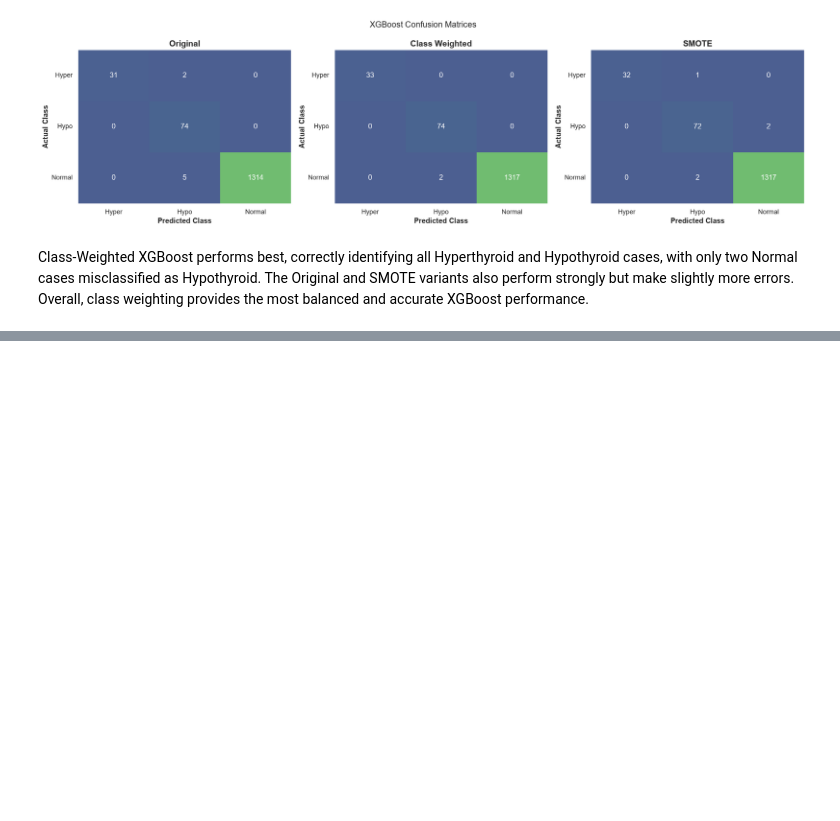
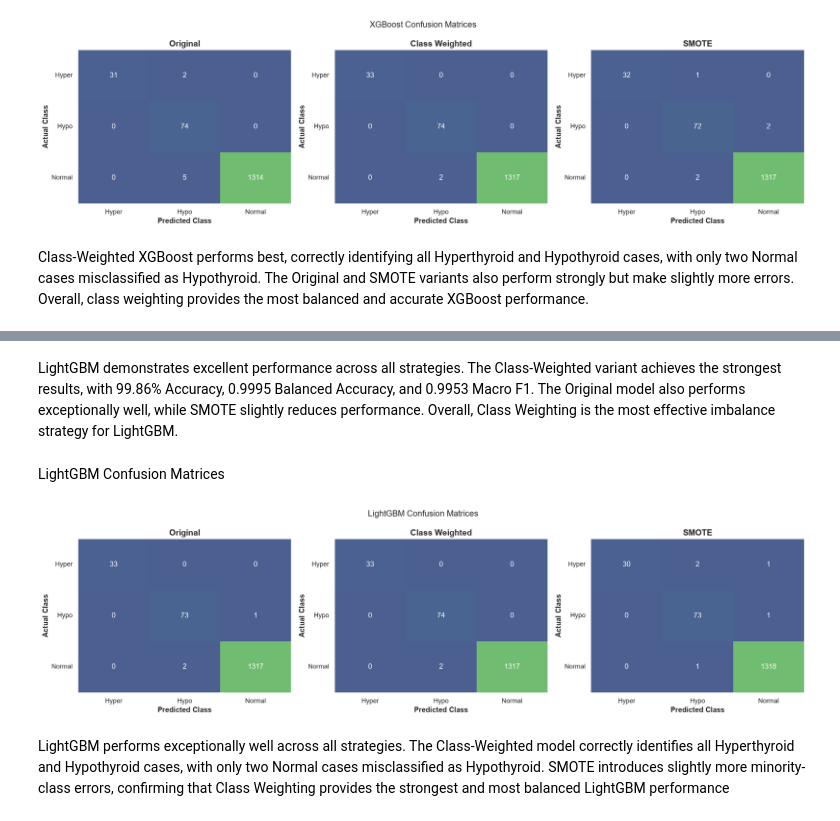
Before and after one commit to byegond-beep/Multi-class-Thyroid-Disease-Classification, a Jupyter notebook: notebook.ipynb, the cells around one changed output, grey strips where cells are left out. Cells and saved outputs as stored; diff of their text form; code cells hidden in the pictures; blank space fills up the shorter version.

Commit message:
LightGBM

```diff
--- a/notebook.ipynb
+++ b/notebook.ipynb
@@ -2005,0 +2073,45 @@ Class-Weighted XGBoost performs best, correctly identifying all Hyperthyroid and
+# %% [markdown]
+LightGBM demonstrates excellent performance across all strategies. The Class-Weighted variant achieves the strongest results, with 99.86% Accuracy, 0.9995 Balanced Accuracy, and 0.9953 Macro F1. The Original model also performs exceptionally well, while SMOTE slightly reduces performance. Overall, Class Weighting is the most effective imbalance strategy for LightGBM.
+# %% [markdown]
+LightGBM Confusion Matrices
+# %%
+fig, axes = plt.subplots(1, 3, figsize=(18, 5))
+
+for ax, (strategy, y_pred) in zip(axes, lgbm_predictions.items()):
+
+    cm = confusion_matrix(
+        y_test,
+        y_pred,
+        labels=[1, 2, 3]
+    )
+
+    sns.heatmap(
+        cm,
+        annot=True,
+        fmt="d",
+        cmap=custom_cmap,
+        cbar=False,
+        ax=ax
+    )
+
+    ax.set_title(strategy)
+    ax.set_xlabel("Predicted Class")
+    ax.set_ylabel("Actual Class")
+
+    ax.set_xticklabels(["Hyper", "Hypo", "Normal"])
+    ax.set_yticklabels(
+        ["Hyper", "Hypo", "Normal"],
+        rotation=0
+    )
+
+plt.suptitle(
+    "LightGBM Confusion Matrices",
+    fontsize=14
+)
+
+plt.tight_layout()
+plt.show()
+# %% [output]
+[figure, added]
+# %% [markdown]
+LightGBM performs exceptionally well across all strategies. The Class-Weighted model correctly identifies all Hyperthyroid and Hypothyroid cases, with only two Normal cases misclassified as Hypothyroid. SMOTE introduces slightly more minority-class errors, confirming that Class Weighting provides the strongest and most balanced LightGBM performance
```
Also changed, not shown: parts of 3 cells of this notebook.
